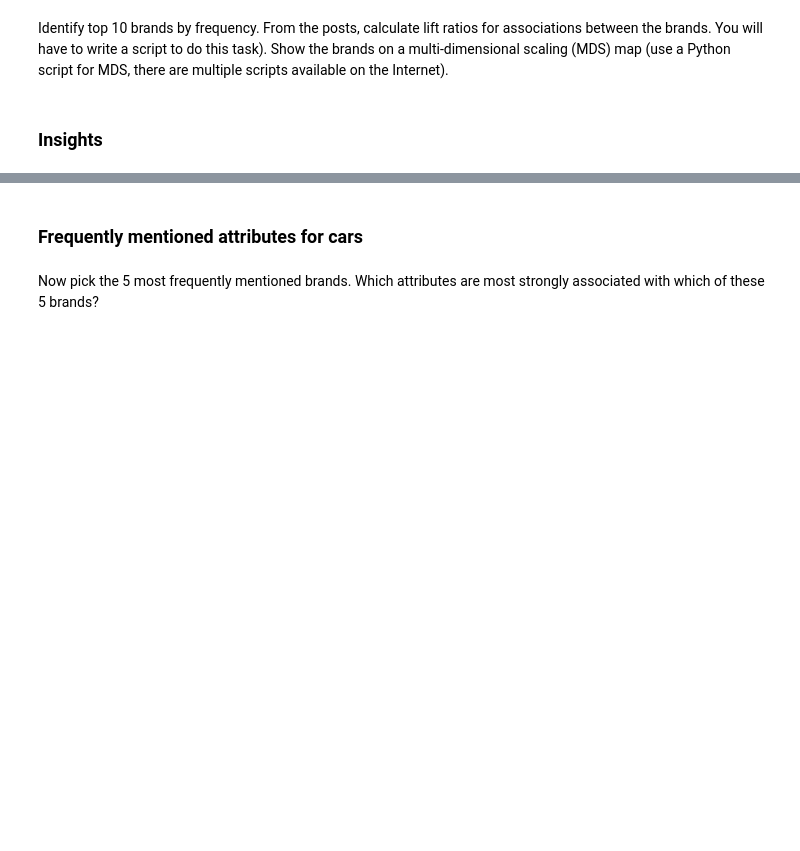
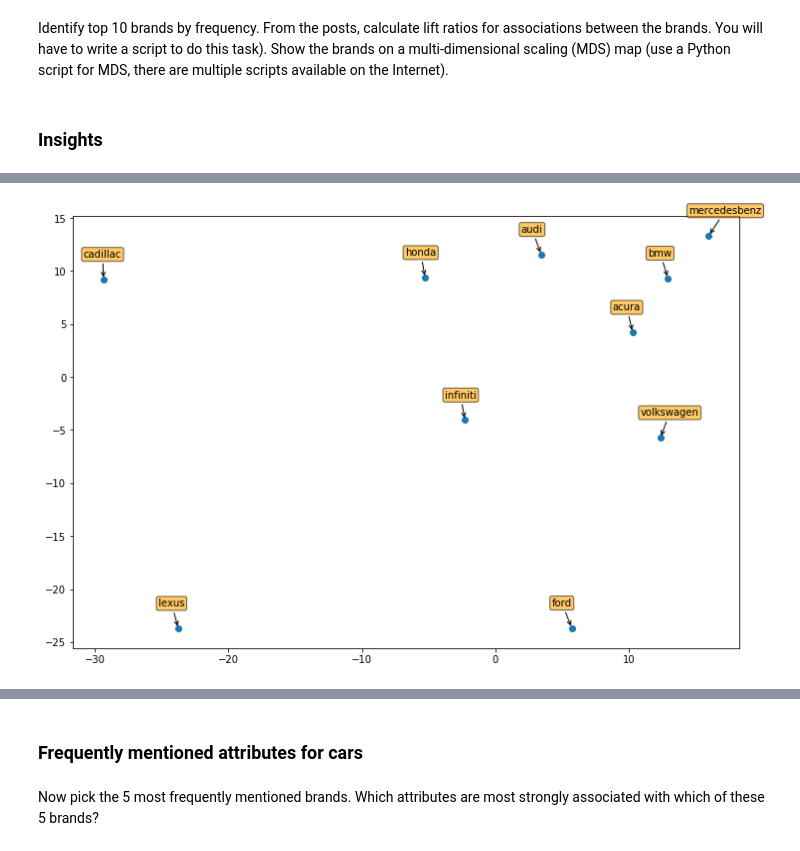
Before and after one commit to abhinaya08/text_analytics, a Jupyter notebook: assignment2/Assignment 2.ipynb, the cells around one changed output, grey strips where cells are left out. Saved outputs shown, nothing was run; the diff lists cells and outputs as text; code cells hidden in the pictures; blank space fills up the shorter version.

```diff
--- a/assignment2/Assignment 2.ipynb
+++ b/assignment2/Assignment 2.ipynb
@@ -189,0 +187,4 @@ plt_mds(lift_df, results)
+# %%
+plot_mds(xdf,top_brands.word,1)
+# %% [output]
+[figure, added]
```
Also changed, not shown: parts of 27 cells of this notebook, 1 other file.
